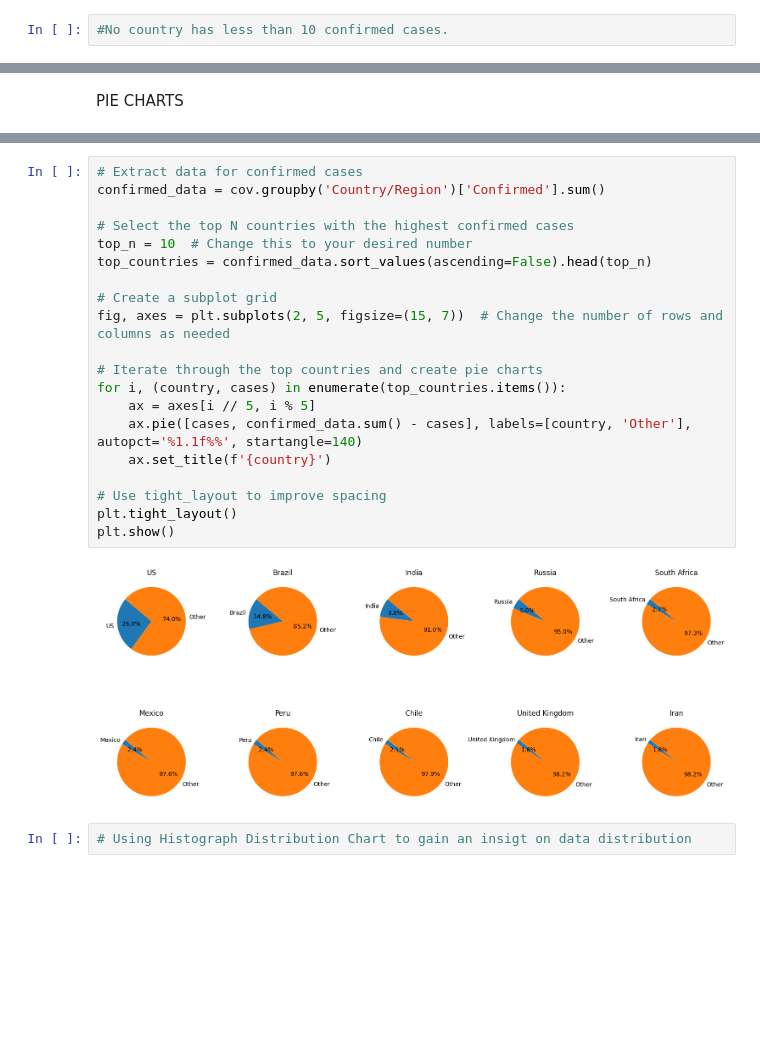
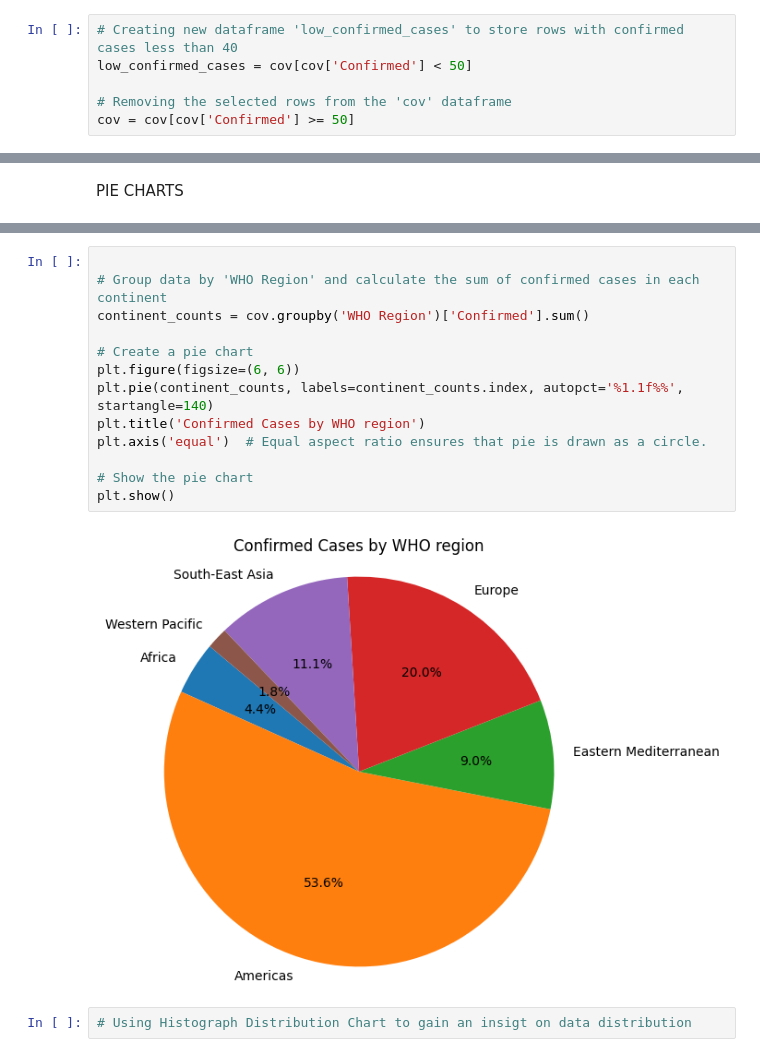
Before and after one commit to xyferr/BD-ML, a Jupyter notebook: covid - assesment/Covid data analysis.ipynb, the cells around one changed output, grey strips where cells are left out. Saved outputs shown, nothing was run; the diff lists cells and outputs as text; blank space fills up the shorter version.

```diff
--- a/covid - assesment/Covid data analysis.ipynb
+++ b/covid - assesment/Covid data analysis.ipynb
@@ -156,3 +181,7 @@ cov[cov.Confirmed < 20]
 | 183 | Western Sahara | 10 | 1 | 8 | 1 | 0 | 0 | 0 | ... |
 # %%
-#No country has less than 10 confirmed cases.
+# Creating new dataframe 'low_confirmed_cases' to store rows with confirmed cases less than 40
+low_confirmed_cases = cov[cov['Confirmed'] < 50]
+
+# Removing the selected rows from the 'cov' dataframe
+cov = cov[cov['Confirmed'] >= 50]
@@ -420,27 +393,20 @@ plt.show()
 [figure]
 [figure]
 # %%
-# Extract data for confirmed cases
-confirmed_data = cov.groupby('Country/Region')['Confirmed'].sum()
 
-# Select the top N countries with the highest confirmed cases
-top_n = 10  # Change this to your desired number
-top_countries = confirmed_data.sort_values(ascending=False).head(top_n)
+# Group data by 'WHO Region' and calculate the sum of confirmed cases in each continent
+continent_counts = cov.groupby('WHO Region')['Confirmed'].sum()
 
-# Create a subplot grid
-fig, axes = plt.subplots(2, 5, figsize=(15, 7))  # Change the number of rows and columns as needed
+# Create a pie chart
+plt.figure(figsize=(6, 6))
+plt.pie(continent_counts, labels=continent_counts.index, autopct='%1.1f%%', startangle=140)
+plt.title('Confirmed Cases by WHO region')
+plt.axis('equal')  # Equal aspect ratio ensures that pie is drawn as a circle.
 
-# Iterate through the top countries and create pie charts
-for i, (country, cases) in enumerate(top_countries.items()):
-    ax = axes[i // 5, i % 5]
-    ax.pie([cases, confirmed_data.sum() - cases], labels=[country, 'Other'], autopct='%1.1f%%', startangle=140)
-    ax.set_title(f'{country}')
-
-# Use tight_layout to improve spacing
-plt.tight_layout()
+# Show the pie chart
 plt.show()
 # %% [output]
-[figure, old version]
+[figure, new version]
 # %%
 # Using Histograph Distribution Chart to gain an insigt on data distribution
 # %%
```
Also changed, not shown: parts of 9 cells of this notebook, 1 other file.
